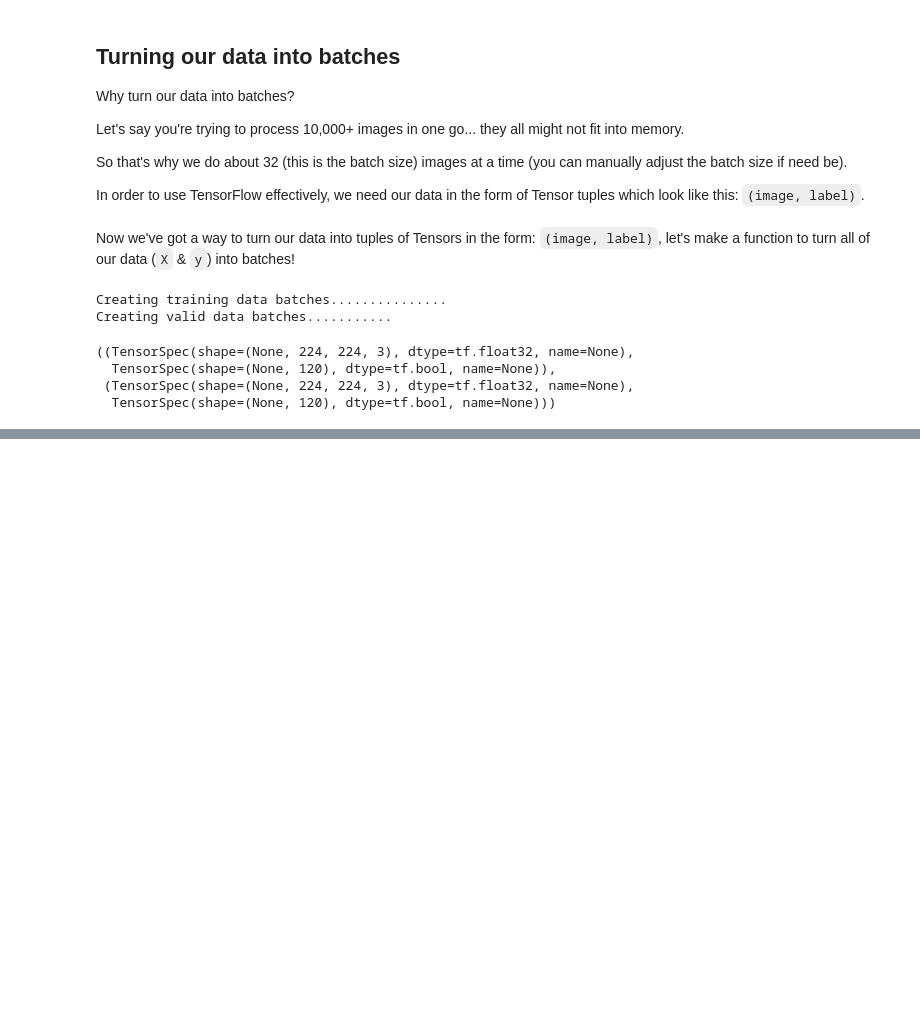
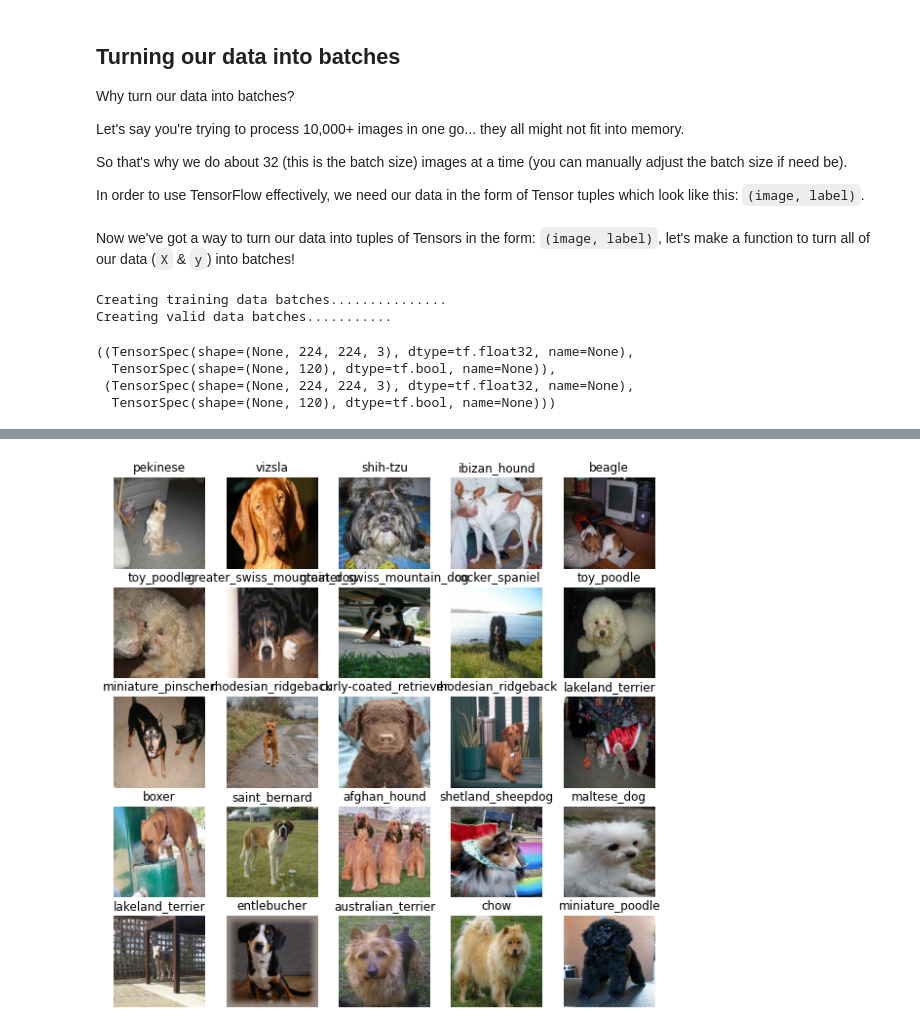
Before and after one commit to shubhigupta991/Data-Science, a Jupyter notebook: Deep Learning/end_to_end_dog_vision.ipynb, the cells around one changed output, grey strips where cells are left out. Saved outputs shown, nothing was run; the diff lists cells and outputs as text; code cells hidden in the pictures; blank space fills up the shorter version.

```diff
--- a/Deep Learning/end_to_end_dog_vision.ipynb
+++ b/Deep Learning/end_to_end_dog_vision.ipynb
@@ -424,0 +457,5 @@ train_data.element_spec, valid_data.element_spec
+# %%
+valid_images, valid_labels = next(valid_data.as_numpy_iterator())
+show_25_images(valid_images,valid_labels)
+# %% [output]
+[figure, added]
```
Also changed, not shown: parts of 9 cells of this notebook.
